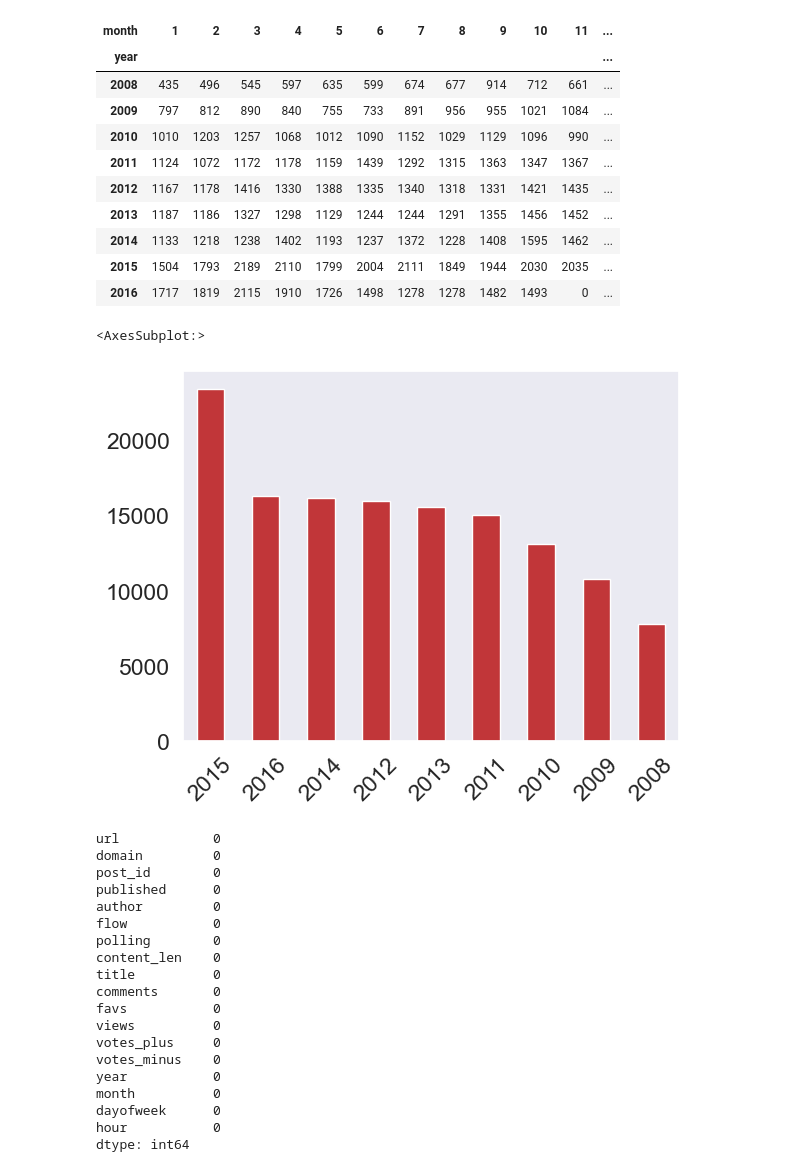
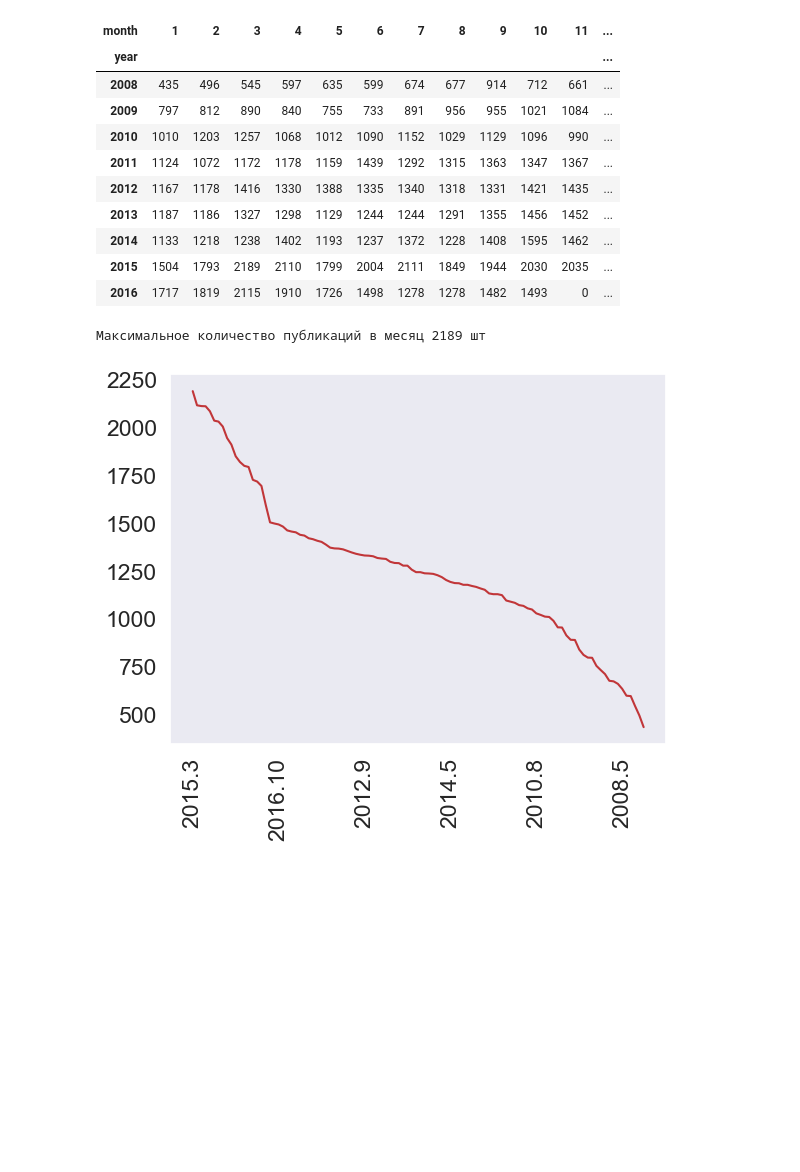
Before and after one commit to Maksim4344511/Data_science1, a Jupyter notebook: howpop_train.ipynb, the cells around one changed output. Saved outputs shown, nothing was run; the diff lists cells and outputs as text; code cells hidden in the pictures; blank space fills up the shorter version.

Commit message:
ДЗ № 2 (п. 1) Объединил колонки год и месяц, и построил график публикаций

```diff
--- a/howpop_train.ipynb
+++ b/howpop_train.ipynb
@@ -92,31 +100,3 @@ pd.crosstab(df['year'], df['month'])
 | 2014 | 1133 | 1218 | 1238 | 1402 | 1193 | 1237 | 1372 | 1228 | 1408 | 1595 | 1462 | ... |
 | 2015 | 1504 | 1793 | 2189 | 2110 | 1799 | 2004 | 2111 | 1849 | 1944 | 2030 | 2035 | ... |
 | 2016 | 1717 | 1819 | 2115 | 1910 | 1726 | 1498 | 1278 | 1278 | 1482 | 1493 | 0 | ... |
-# %%
-
-df['year'].value_counts().plot(kind='bar', rot=45)
-# %% [output]
-<AxesSubplot:>
-[figure, removed]
-# %%
-df[(df['year'] == '2015')].count()
-# %% [output]
-url            0
-domain         0
-post_id        0
-published      0
-author         0
-flow           0
-polling        0
-content_len    0
-title          0
-comments       0
-favs           0
-views          0
-votes_plus     0
-votes_minus    0
-year           0
-month          0
-dayofweek      0
-hour           0
-dtype: int64
@@ -124,0 +103,2 @@ dtype: int64
+# %%
+df['year_month'] = df['year'].astype(str) + '.' + df['month'].astype(str)
@@ -124,0 +112,6 @@ dtype: int64
+# %%
+df['year_month'].value_counts().plot(rot=90)
+print('Максимальное количество публикаций в месяц', df['year_month'].value_counts().max(), 'шт')
+# %% [output]
+Максимальное количество публикаций в месяц 2189 шт
+[figure, added]
```
Also changed, not shown: parts of 4 cells of this notebook, 2 other files.
